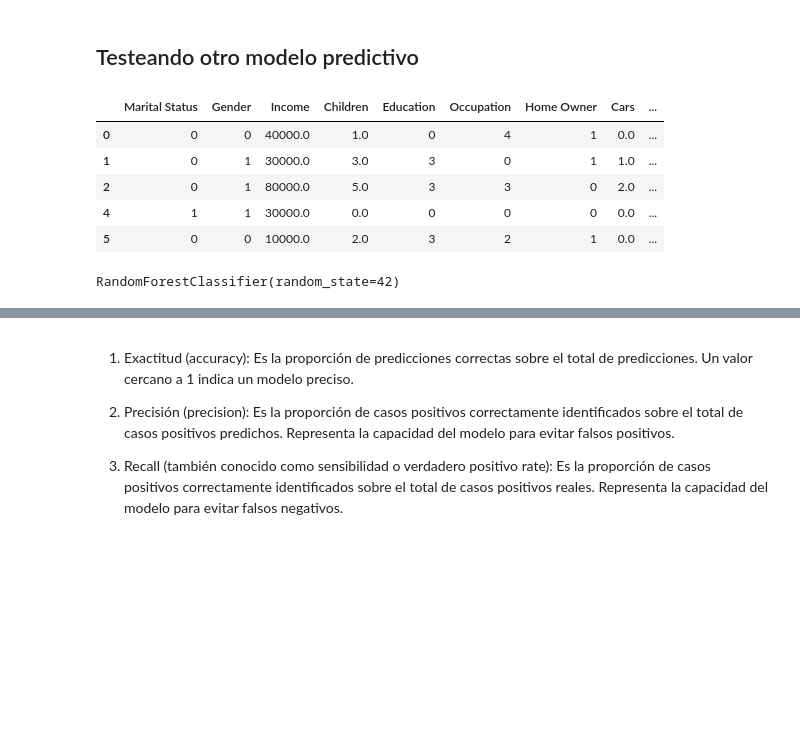
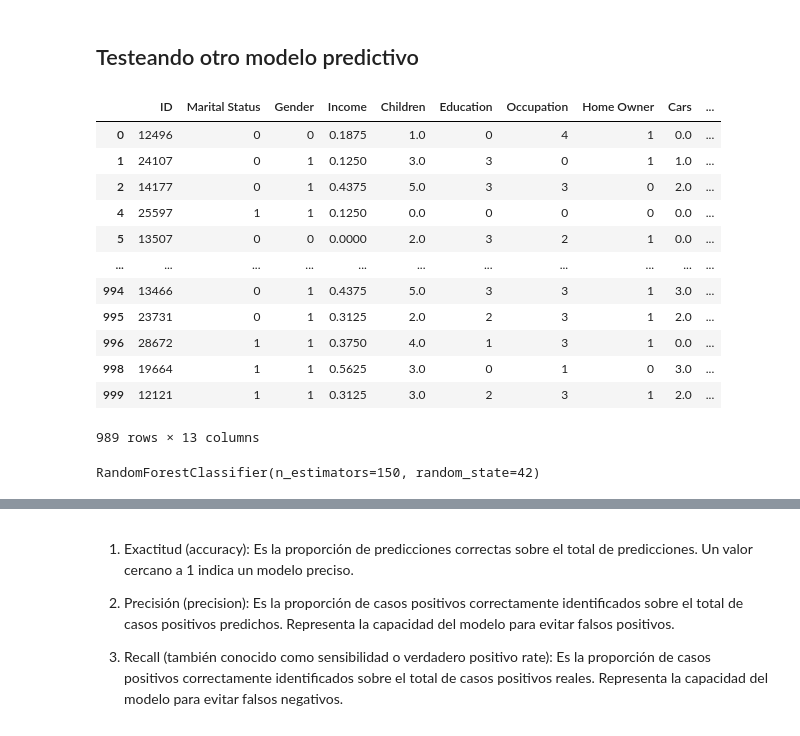
Before and after one commit to JohnSovero/Data-Science-Random-Forest, a Jupyter notebook: code/Carga.ipynb, the cells around one changed output, grey strips where cells are left out. Saved outputs shown, nothing was run; the diff lists cells and outputs as text; code cells hidden in the pictures; blank space fills up the shorter version.

```diff
--- a/code/Carga.ipynb
+++ b/code/Carga.ipynb
@@ -805,32 +805,45 @@ Text(0, 0.5, 'Y Predichos')
 # %%
 # Elimina las columnas innecesarias para el análisis
 from sklearn.calibration import LabelEncoder
+from sklearn import preprocessing
+
 
 
 train2 = df.copy()
-train2 = train2.drop(['ID', 'Con_hijos', 'Con_vehiculo'], axis=1)
+train2 = train2.drop(['Con_hijos', 'Con_vehiculo'], axis=1)
 
 # Elimina las filas con valores faltantes
 train2 = train2.dropna()
+
+escalador = preprocessing.MinMaxScaler(feature_range=(0, 1))
+datos_normalizados = escalador.fit_transform([[valor] for valor in train2['Income']])
 
 # Codifica las variables categóricas a numéricas
 label_encoder = LabelEncoder()
 train2['Marital Status'] = label_encoder.fit_transform(train2['Marital Status'])
 train2['Gender'] = label_encoder.fit_transform(train2['Gender'])
 train2['Education'] = label_encoder.fit_transform(train2['Education'])
 train2['Occupation'] = label_encoder.fit_transform(train2['Occupation'])
 train2['Home Owner'] = label_encoder.fit_transform(train2['Home Owner'])
 train2['Commute Distance'] = label_encoder.fit_transform(train2['Commute Distance'])
 train2['Region'] = label_encoder.fit_transform(train2['Region'])
 train2['Purchased Bike'] = label_encoder.fit_transform(train2['Purchased Bike'])
-train2.head()
+train2['Income'] = datos_normalizados
+train2
 # %% [output]
-|  | Marital Status | Gender | Income | Children | Education | Occupation | Home Owner | Cars | ... |
-| 0 | 0 | 0 | 40000.0 | 1.0 | 0 | 4 | 1 | 0.0 | ... |
-| 1 | 0 | 1 | 30000.0 | 3.0 | 3 | 0 | 1 | 1.0 | ... |
-| 2 | 0 | 1 | 80000.0 | 5.0 | 3 | 3 | 0 | 2.0 | ... |
-| 4 | 1 | 1 | 30000.0 | 0.0 | 0 | 0 | 0 | 0.0 | ... |
-| 5 | 0 | 0 | 10000.0 | 2.0 | 3 | 2 | 1 | 0.0 | ... |
+|  | ID | Marital Status | Gender | Income | Children | Education | Occupation | Home Owner | Cars | ... |
+| 0 | 12496 | 0 | 0 | 0.1875 | 1.0 | 0 | 4 | 1 | 0.0 | ... |
+| 1 | 24107 | 0 | 1 | 0.1250 | 3.0 | 3 | 0 | 1 | 1.0 | ... |
+| 2 | 14177 | 0 | 1 | 0.4375 | 5.0 | 3 | 3 | 0 | 2.0 | ... |
+| 4 | 25597 | 1 | 1 | 0.1250 | 0.0 | 0 | 0 | 0 | 0.0 | ... |
+| 5 | 13507 | 0 | 0 | 0.0000 | 2.0 | 3 | 2 | 1 | 0.0 | ... |
+| ... | ... | ... | ... | ... | ... | ... | ... | ... | ... | ... |
+| 994 | 13466 | 0 | 1 | 0.4375 | 5.0 | 3 | 3 | 1 | 3.0 | ... |
+| 995 | 23731 | 0 | 1 | 0.3125 | 2.0 | 2 | 3 | 1 | 2.0 | ... |
+| 996 | 28672 | 1 | 1 | 0.3750 | 4.0 | 1 | 3 | 1 | 0.0 | ... |
+| 998 | 19664 | 1 | 1 | 0.5625 | 3.0 | 0 | 1 | 0 | 3.0 | ... |
+| 999 | 12121 | 1 | 1 | 0.3125 | 3.0 | 2 | 3 | 1 | 2.0 | ... |
+989 rows × 13 columns
 # %%
 X = train2.drop('Purchased Bike', axis=1)
 y = train2['Purchased Bike']
@@ -840,11 +853,11 @@ X_train, X_test, y_train, y_test = train_test_split(X, y, test_size=0.2, random_
 from sklearn.ensemble import RandomForestClassifier
 
 
-model = RandomForestClassifier(n_estimators=100, random_state=42) # AC = 0.72
+model = RandomForestClassifier(n_estimators=150, random_state=42) # AC = 0.74
 # model = LogisticRegression() # AC = 0.54
 model.fit(X_train, y_train)
 # %% [output]
-RandomForestClassifier(random_state=42)
+RandomForestClassifier(n_estimators=150, random_state=42)
 # %%
 y_pred = model.predict(X_test)
 # %%
```
Also changed, not shown: parts of 10 cells of this notebook, 3 other files.
